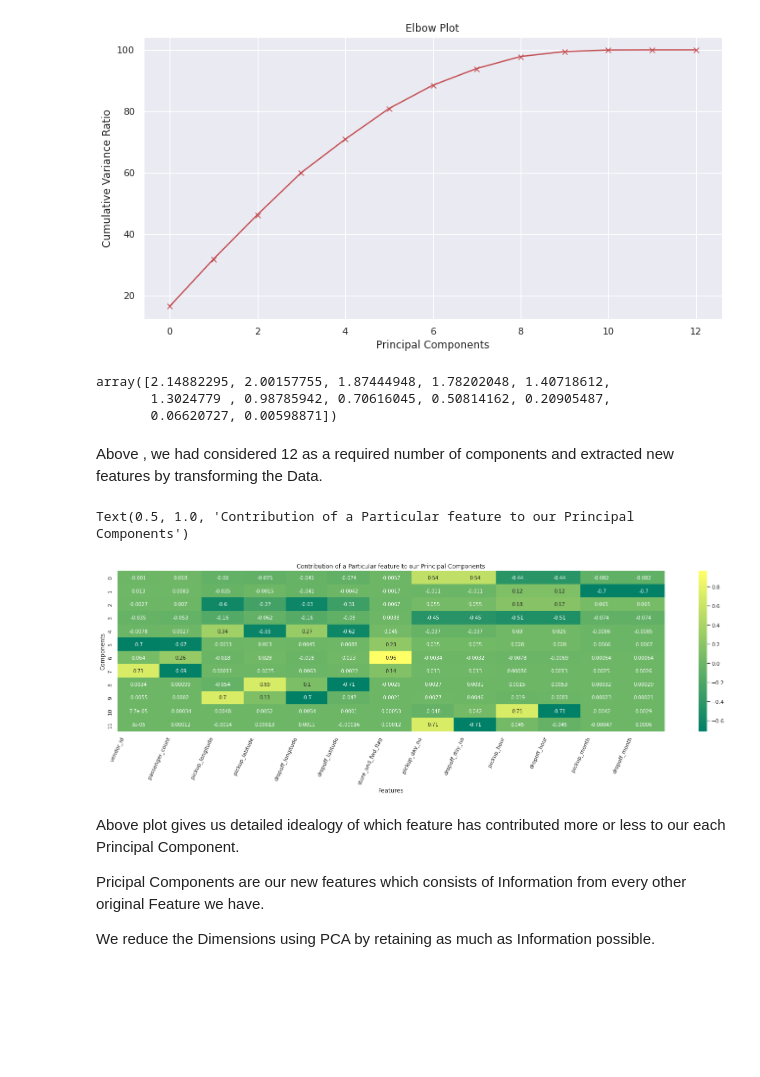
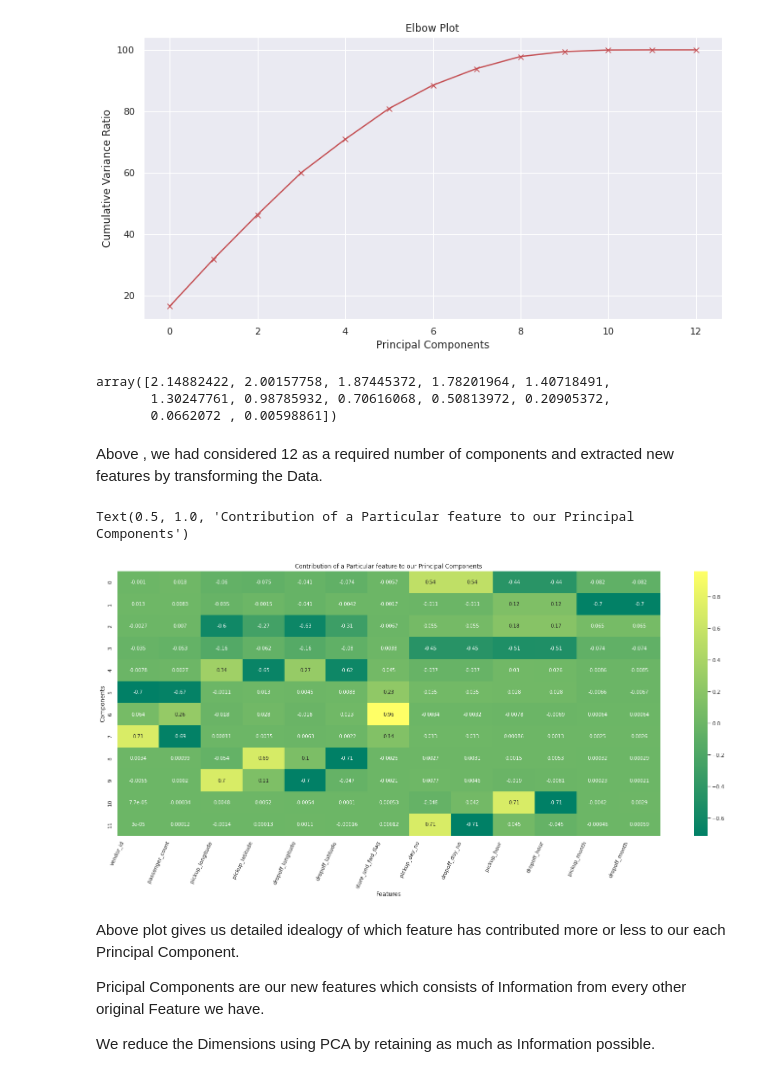
Before and after one commit to rishuptdr/nyc-project, a Jupyter notebook: Team_NYC_Taxi_Trip_Time_Prediction_Capstone_Project_RV.ipynb, the cells around one changed output. Saved outputs shown, nothing was run; the diff lists cells and outputs as text; code cells hidden in the pictures; blank space fills up the shorter version.

```diff
--- a/Team_NYC_Taxi_Trip_Time_Prediction_Capstone_Project_RV.ipynb
+++ b/Team_NYC_Taxi_Trip_Time_Prediction_Capstone_Project_RV.ipynb
@@ -80,7 +82,7 @@ drive.mount('/content/drive')
 # %% [output]
 Drive already mounted at /content/drive; to attempt to forcibly remount, call drive.mount("/content/drive", force_remount=True).
 # %%
-file_path= "/content/drive/MyDrive/Yoti/Copy of NYC Taxi Data.csv"
+file_path= "/content/drive/MyDrive/NYC Taxi Trip Time Prediction /Copy of NYC Taxi Data.csv"
 df= pd.read_csv(file_path)
 # %%
 df.head(10)
@@ -815,23 +817,23 @@ pca = PCA(n_components=12)
 transform = pca.fit_transform(X)
 pca.explained_variance_
 # %% [output]
-array([2.14882295, 2.00157755, 1.87444948, 1.78202048, 1.40718612,
-       1.3024779 , 0.98785942, 0.70616045, 0.50814162, 0.20905487,
-       0.06620727, 0.00598871])
+array([2.14882422, 2.00157758, 1.87445372, 1.78201964, 1.40718491,
+       1.30247761, 0.98785932, 0.70616068, 0.50813972, 0.20905372,
+       0.0662072 , 0.00598861])
 # %% [markdown]
 Above , we had considered 12 as a required number of components and extracted new features by transforming the Data.
 # %%
 #importance of features in Particular Principal Component
 
-plt.figure(figsize=(25,6))
+plt.figure(figsize=(25,10))
 sns.heatmap(pca.components_, annot=True, cmap="summer")
 plt.ylabel("Components")
 plt.xlabel("Features")
 plt.xticks(np.arange(len(X.columns)), X.columns, rotation=65)
 plt.title('Contribution of a Particular feature to our Principal Components')
 # %% [output]
 Text(0.5, 1.0, 'Contribution of a Particular feature to our Principal Components')
-[figure, old version]
+[figure, new version]
 # %% [markdown]
 Above plot gives us detailed idealogy of which feature has contributed more or less to our each Principal Component.
 
```
Also changed, not shown: parts of 46 cells of this notebook.
